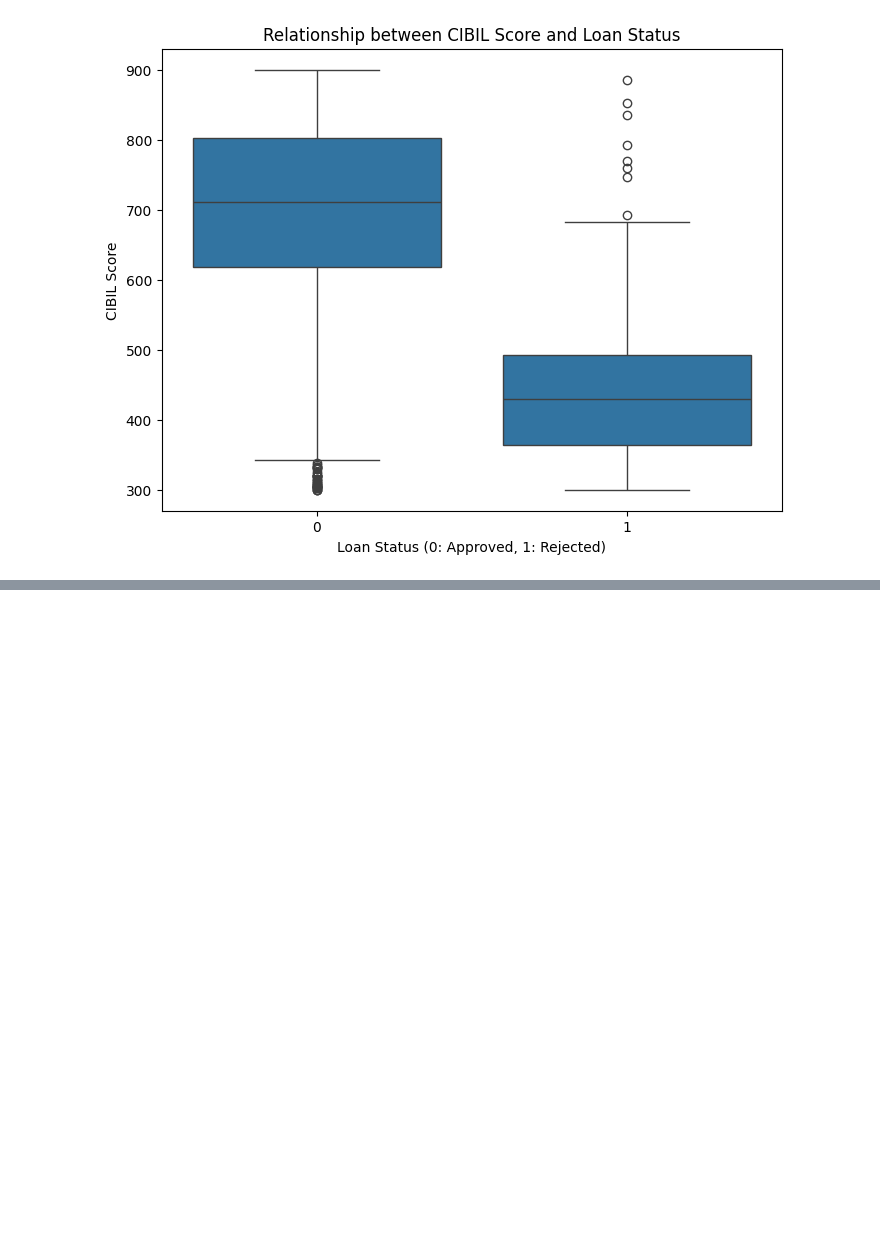
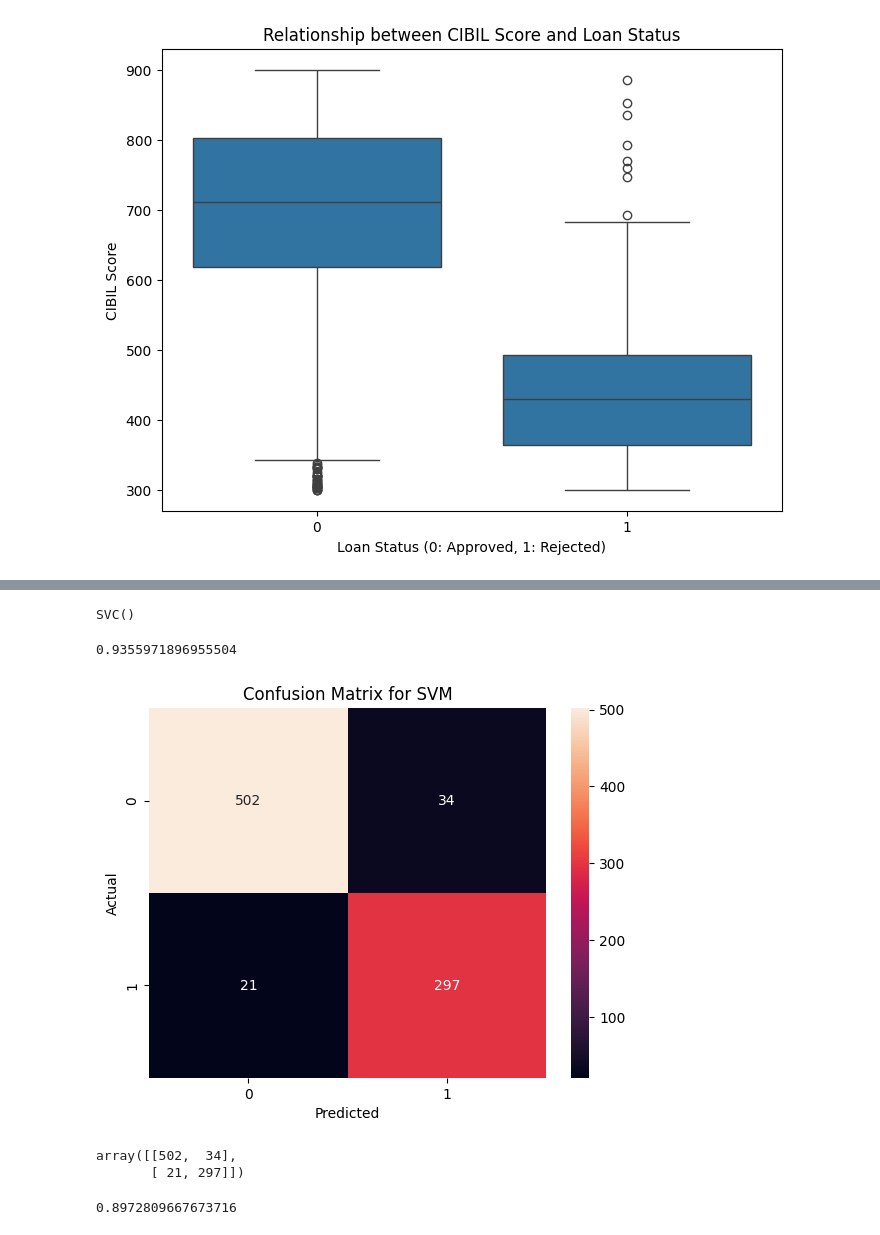
Before and after one commit to varshamqa/AIML_Practice_Repo_VSC1, a Jupyter notebook: ML_Project1.ipynb, the cells around one changed output, grey strips where cells are left out. Drawn from its saved outputs; the diff is of its cells as text; code cells hidden in the pictures; blank space fills up the shorter version.

```diff
--- a/ML_Project1.ipynb
+++ b/ML_Project1.ipynb
@@ -240,0 +328,27 @@ recall_score(y_test, prediction)
+# %%
+# Support Vector Machine
+svm_model = SVC()
+svm_model.fit(x_train, y_train)
+# %% [output]
+SVC()
+# %%
+print(accuracy_score(y_test, svm_model.predict(x_test)))
+# %% [output]
+0.9355971896955504
+# %%
+sns.heatmap(confusion_matrix(y_test, svm_model.predict(x_test)), annot=True, fmt='d')
+plt.title('Confusion Matrix for SVM')
+plt.xlabel('Predicted')
+plt.ylabel('Actual')
+plt.show()
+# %% [output]
+[figure, added]
+# %%
+confusion_matrix(y_test, svm_model.predict(x_test))
+# %% [output]
+array([[502,  34],
+       [ 21, 297]])
+# %%
+precision_score(y_test, svm_model.predict(x_test))
+# %% [output]
+0.8972809667673716
```
Also changed, not shown: parts of 48 cells of this notebook.
